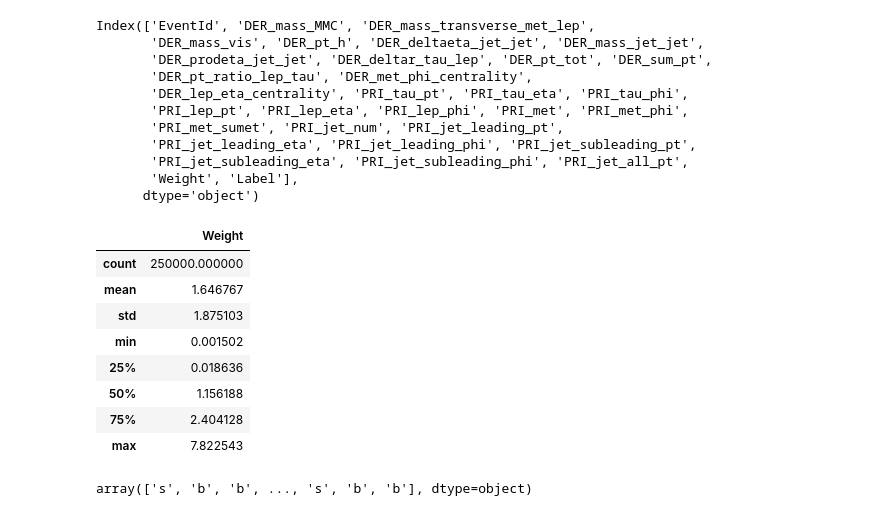
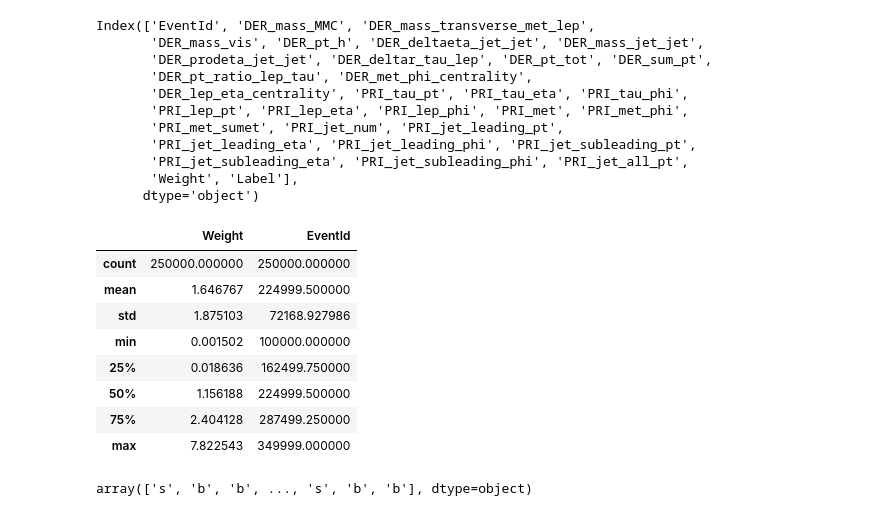
Before and after one commit to ElenaManari/MLPNS_EManari, a Jupyter notebook: Elena_higgsbosonSearch.ipynb, the cells around one changed output. Saved outputs shown, nothing was run; the diff lists cells and outputs as text; code cells hidden in the pictures.

```diff
--- a/Elena_higgsbosonSearch.ipynb
+++ b/Elena_higgsbosonSearch.ipynb
@@ -112,18 +98,17 @@ Index(['EventId', 'DER_mass_MMC', 'DER_mass_transverse_met_lep',
        'Weight', 'Label'],
       dtype='object')
 # %%
-higgs = higgs[['Weight', 'Label']]
-higgs.describe()
+higgs[['Weight', 'Label','EventId']].describe()
 # %% [output]
-|  | Weight |
-| count | 250000.000000 |
-| mean | 1.646767 |
-| std | 1.875103 |
-| min | 0.001502 |
-| 25% | 0.018636 |
-| 50% | 1.156188 |
-| 75% | 2.404128 |
-| max | 7.822543 |
+|  | Weight | EventId |
+| count | 250000.000000 | 250000.000000 |
+| mean | 1.646767 | 224999.500000 |
+| std | 1.875103 | 72168.927986 |
+| min | 0.001502 | 100000.000000 |
+| 25% | 0.018636 | 162499.750000 |
+| 50% | 1.156188 | 224999.500000 |
+| 75% | 2.404128 | 287499.250000 |
+| max | 7.822543 | 349999.000000 |
 # %%
 labels = higgs['Label'].values
 labels
```
Also changed, not shown: parts of 34 cells of this notebook.
